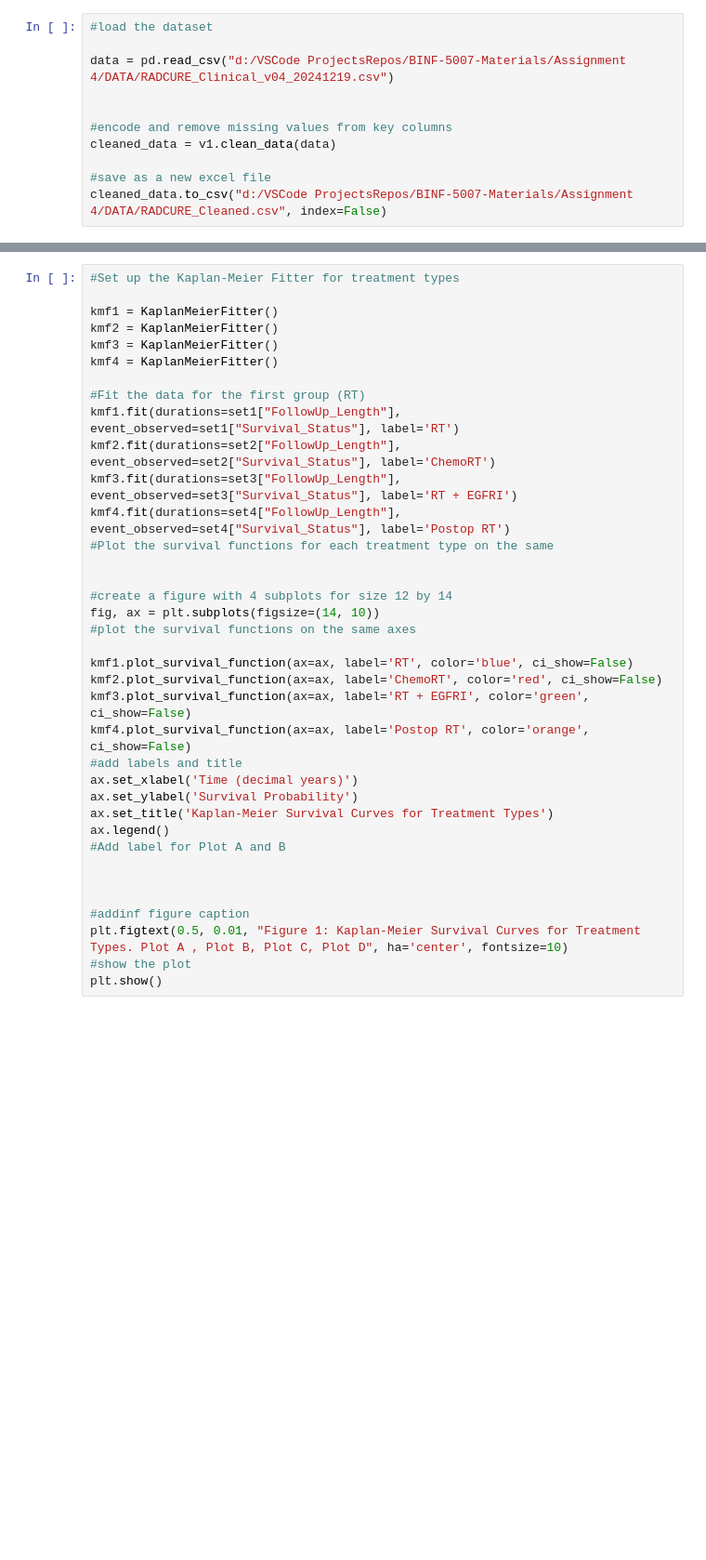
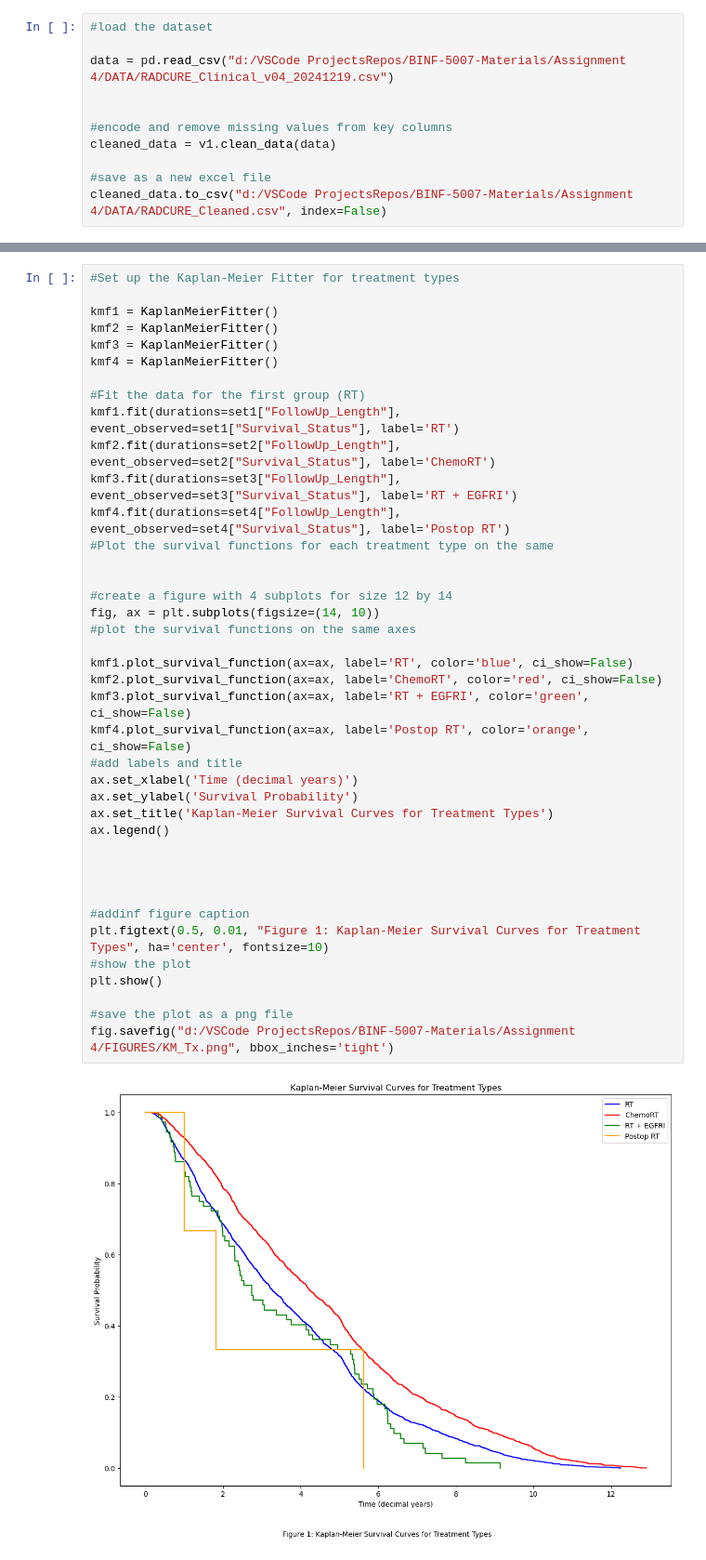
Before and after one commit to codewithprags/BINF-5007-Materials, a Jupyter notebook: Assignment 4/SCRIPTS/main.ipynb, the cells around one changed output, grey strips where cells are left out. Shown at 93% size. Saved outputs shown, nothing was run; the diff lists cells and outputs as text; blank space fills up the shorter version.

Commit message:
fixing some comments and code adding figures

```diff
--- a/Assignment 4/SCRIPTS/main.ipynb
+++ b/Assignment 4/SCRIPTS/main.ipynb
@@ -49,35 +66,40 @@ kmf2 = KaplanMeierFitter()
 kmf3 = KaplanMeierFitter()
 kmf4 = KaplanMeierFitter()
 
 #Fit the data for the first group (RT)
 kmf1.fit(durations=set1["FollowUp_Length"], event_observed=set1["Survival_Status"], label='RT')
 kmf2.fit(durations=set2["FollowUp_Length"], event_observed=set2["Survival_Status"], label='ChemoRT')
 kmf3.fit(durations=set3["FollowUp_Length"], event_observed=set3["Survival_Status"], label='RT + EGFRI')
 kmf4.fit(durations=set4["FollowUp_Length"], event_observed=set4["Survival_Status"], label='Postop RT')
 #Plot the survival functions for each treatment type on the same
 
 
 #create a figure with 4 subplots for size 12 by 14
 fig, ax = plt.subplots(figsize=(14, 10))
 #plot the survival functions on the same axes
 
 kmf1.plot_survival_function(ax=ax, label='RT', color='blue', ci_show=False)
 kmf2.plot_survival_function(ax=ax, label='ChemoRT', color='red', ci_show=False)
 kmf3.plot_survival_function(ax=ax, label='RT + EGFRI', color='green', ci_show=False)
 kmf4.plot_survival_function(ax=ax, label='Postop RT', color='orange', ci_show=False)
 #add labels and title
 ax.set_xlabel('Time (decimal years)')
 ax.set_ylabel('Survival Probability')
 ax.set_title('Kaplan-Meier Survival Curves for Treatment Types')
 ax.legend()
-#Add label for Plot A and B
+
 
 
 
 #addinf figure caption
-plt.figtext(0.5, 0.01, "Figure 1: Kaplan-Meier Survival Curves for Treatment Types. Plot A , Plot B, Plot C, Plot D", ha='center', fontsize=10)
+plt.figtext(0.5, 0.01, "Figure 1: Kaplan-Meier Survival Curves for Treatment Types", ha='center', fontsize=10)
 #show the plot
 plt.show()
+
+#save the plot as a png file
+fig.savefig("d:/VSCode ProjectsRepos/BINF-5007-Materials/Assignment 4/FIGURES/KM_Tx.png", bbox_inches='tight')
+# %% [output]
+[figure, added]
 # %%
 #Kaplan-Meier logrank test for comparison between treatment types
 
```
Also changed, not shown: parts of 9 cells of this notebook, 5 other files.
